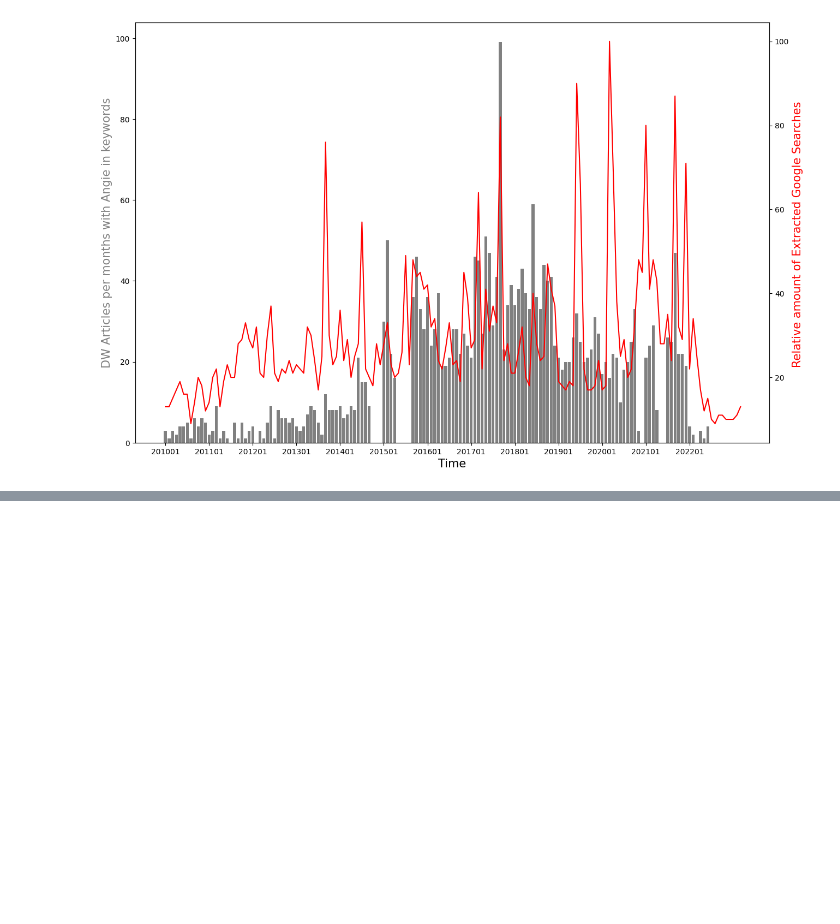
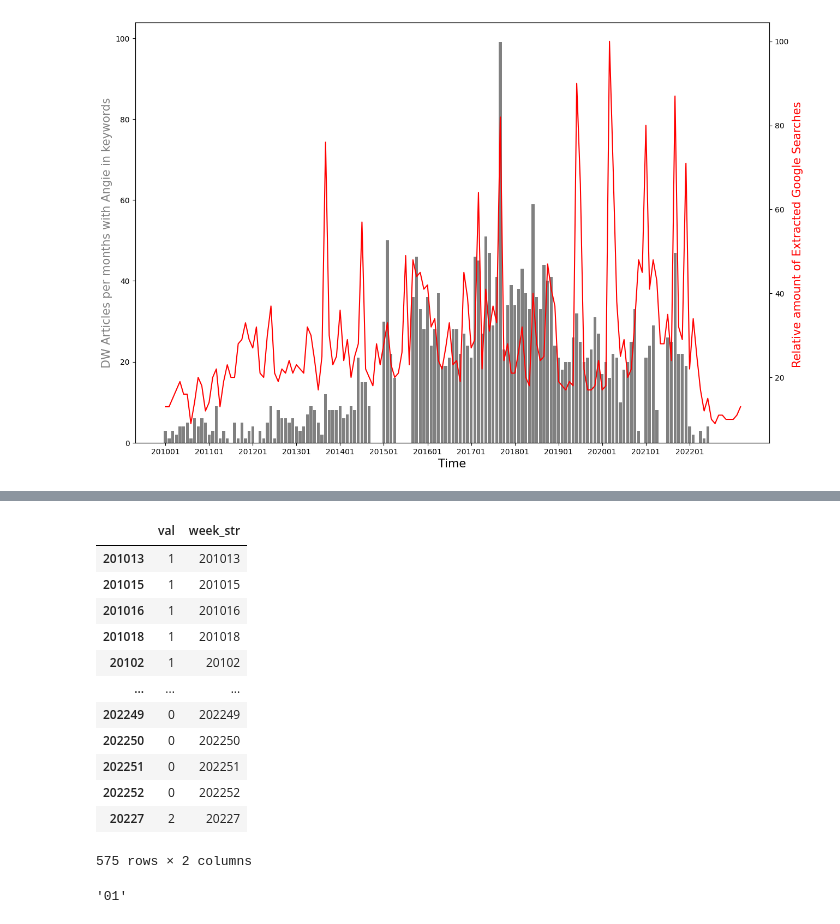
Before and after one commit to mariosakritas/NLP-methods-for-news-articles, a Jupyter notebook: notebooks/MD_MA_keywords_to_timeseries.ipynb, the cells around one changed output, grey strips where cells are left out. Cells and saved outputs as stored; diff of their text form; code cells hidden in the pictures; blank space fills up the shorter version.

```diff
--- a/notebooks/MD_MA_keywords_to_timeseries.ipynb
+++ b/notebooks/MD_MA_keywords_to_timeseries.ipynb
@@ -317,0 +355,44 @@ from statsmodels.tsa.stattools import grangercausalitytests
+# %%
+def get_dw_timeseries(df_clean, keyword, resolution = 'weekly', start = 2019, end = 2023):
+    #TODO: check this function after replacing loop
+
+    not_keyword_indices = [] #TODO: do this without a loop (create extra boolean column and assign True if keyword is there)
+    for i, row in enumerate(df_clean['keywordStrings']):
+        if keyword not in row:
+            not_keyword_indices.append(i)
+
+    df_clean = df_clean.drop(not_keyword_indices)
+    df_clean['datetimes']= pd.to_datetime(df_clean['lastModifiedDate'])
+    df_clean['yearweek'] = df_clean['datetimes'].apply(lambda x: str(x.year)+str(x.week))
+
+    all_weeks = [str(year)+str(week).zfill(2) for week in range(1, 53) for year in range(start, end)] #TODO is *100 here necessary?
+    not_in_df = list(set(all_weeks) - set(df_clean['yearweek'].tolist()))
+    dw_mentions = dict(Counter(df_clean['yearweek'].tolist()))
+    for key_ in not_in_df:
+        dw_mentions[key_] = 0
+
+    df_dw_mentions = pd.DataFrame.from_dict(dw_mentions, orient='index', columns=['val'])
+    df_dw_mentions['week_str'] = [str(i) for i in df_dw_mentions.index]
+    df_dw_mentions = df_dw_mentions.sort_values(by='week_str')
+
+    return df_dw_mentions
+# %%
+get_dw_timeseries(df, 'Angela Merkel', resolution = 'weekly', start = 2019, end = 2023)
+# %% [output]
+|  | val | week_str |
+| 201013 | 1 | 201013 |
+| 201015 | 1 | 201015 |
+| 201016 | 1 | 201016 |
+| 201018 | 1 | 201018 |
+| 20102 | 1 | 20102 |
+| ... | ... | ... |
+| 202249 | 0 | 202249 |
+| 202250 | 0 | 202250 |
+| 202251 | 0 | 202251 |
+| 202252 | 0 | 202252 |
+| 20227 | 2 | 20227 |
+575 rows × 2 columns
+# %%
+'1'.zfill(2)
+# %% [output]
+'01'
```
Also changed, not shown: parts of 4 cells of this notebook, 1 other file.
